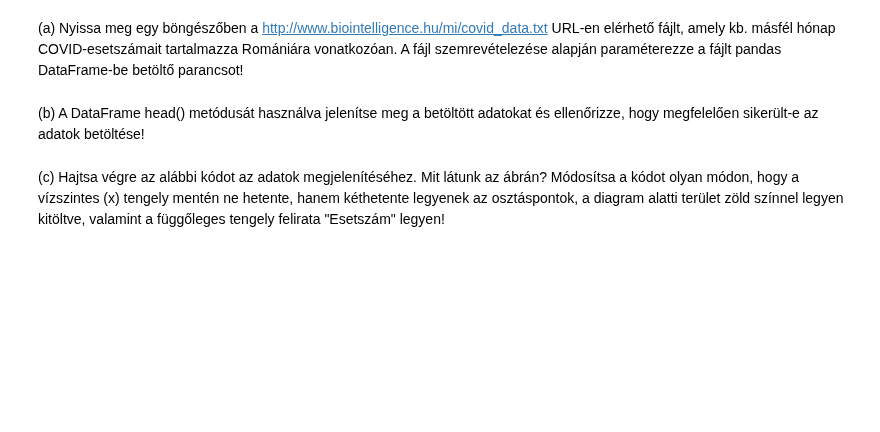
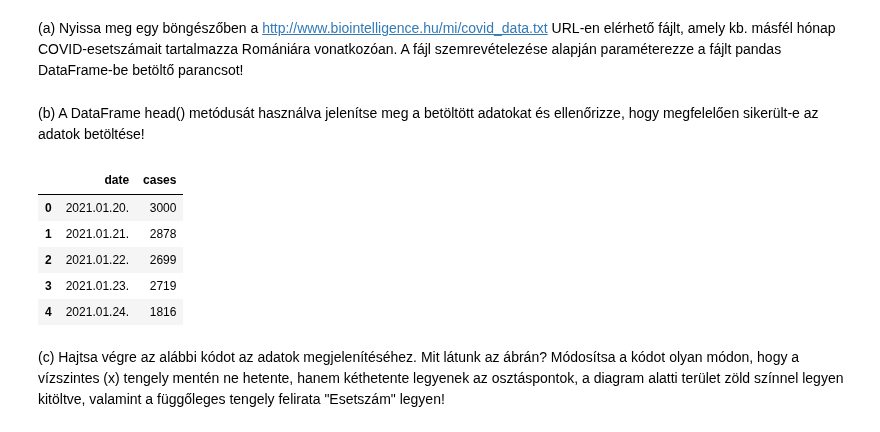
Before and after one commit to MemerGamer/IntelligensModszerekTantargy, a Jupyter notebook: LinearisRegresszio.ipynb, the cells around one changed output. Drawn from its saved outputs; the diff is of its cells as text; code cells hidden in the pictures; blank space fills up the shorter version.

```diff
--- a/LinearisRegresszio.ipynb
+++ b/LinearisRegresszio.ipynb
@@ -521,8 +521,8 @@ This means that for each hour that passes, a popular blog post receives approxim
 # %% [markdown]
 (a) Nyissa meg egy böngészőben a http://www.biointelligence.hu/mi/covid_data.txt URL-en elérhető fájlt, amely kb. másfél hónap COVID-esetszámait tartalmazza Romániára vonatkozóan. A fájl szemrevételezése alapján paraméterezze a fájlt pandas DataFrame-be betöltő parancsot!
 # %%
-header = ...IDE JÖN A KÓD...
-separator = ...IDE JÖN A KÓD...
+header = 0
+separator = '\t'
 data = pd.read_csv('http://www.biointelligence.hu/mi/covid_data.txt',
                    header=header, sep=separator)
 # %% [markdown]
@@ -532,3 +530,12 @@ data = pd.read_csv('http://www.biointelligence.hu/mi/covid_data.txt',
+# %%
+data.head()
+# %% [output]
+|  | date | cases |
+| 0 | 2021.01.20. | 3000 |
+| 1 | 2021.01.21. | 2878 |
+| 2 | 2021.01.22. | 2699 |
+| 3 | 2021.01.23. | 2719 |
+| 4 | 2021.01.24. | 1816 |
 # %% [markdown]
 (c) Hajtsa végre az alábbi kódot az adatok megjelenítéséhez. Mit látunk az ábrán? Módosítsa a kódot olyan módon, hogy a vízszintes (x) tengely mentén ne hetente, hanem kéthetente legyenek az osztáspontok, a diagram alatti terület zöld színnel legyen kitöltve, valamint a függőleges tengely felirata "Esetszám" legyen!
 # %%
```
Also changed, not shown: parts of 13 cells of this notebook.
